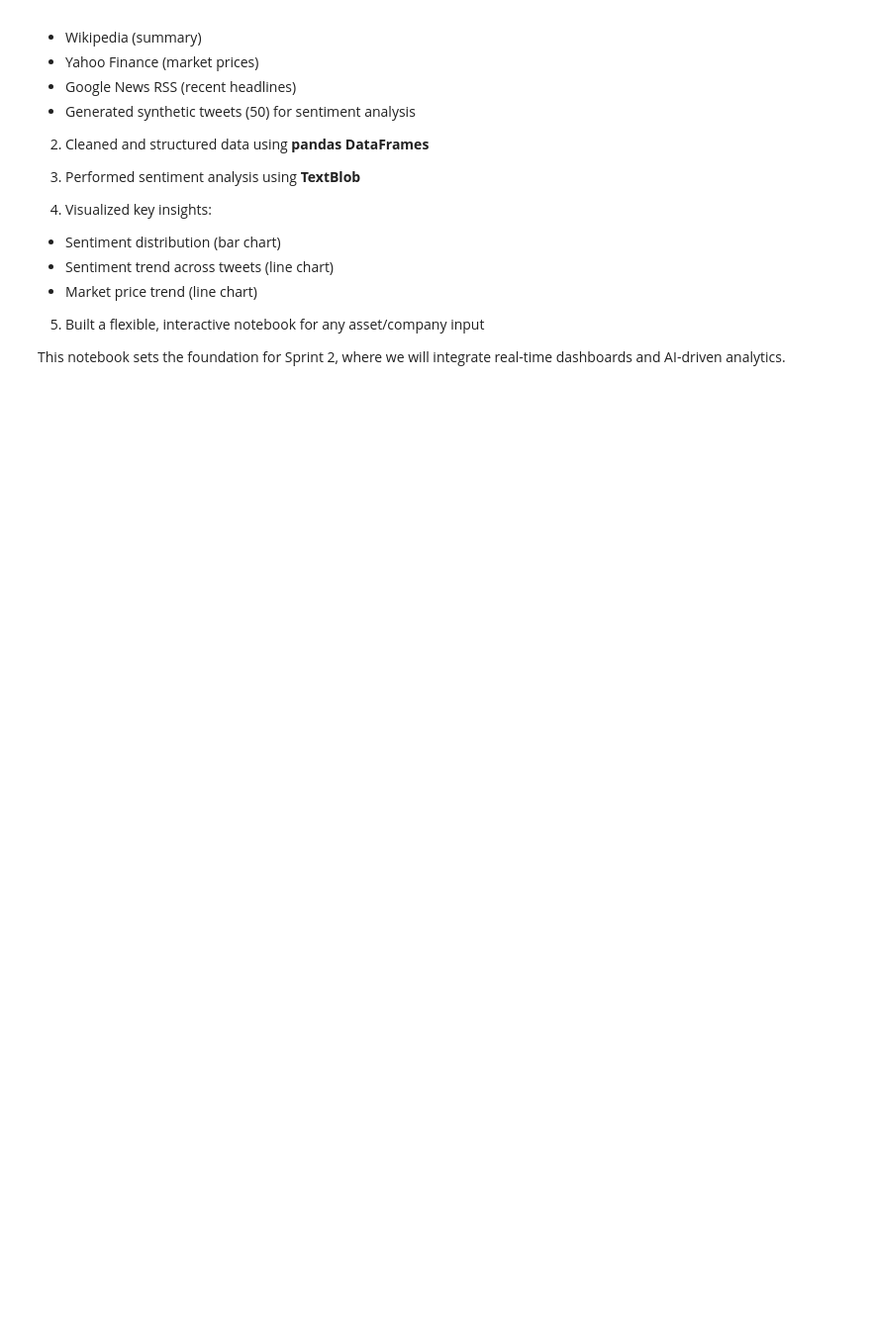
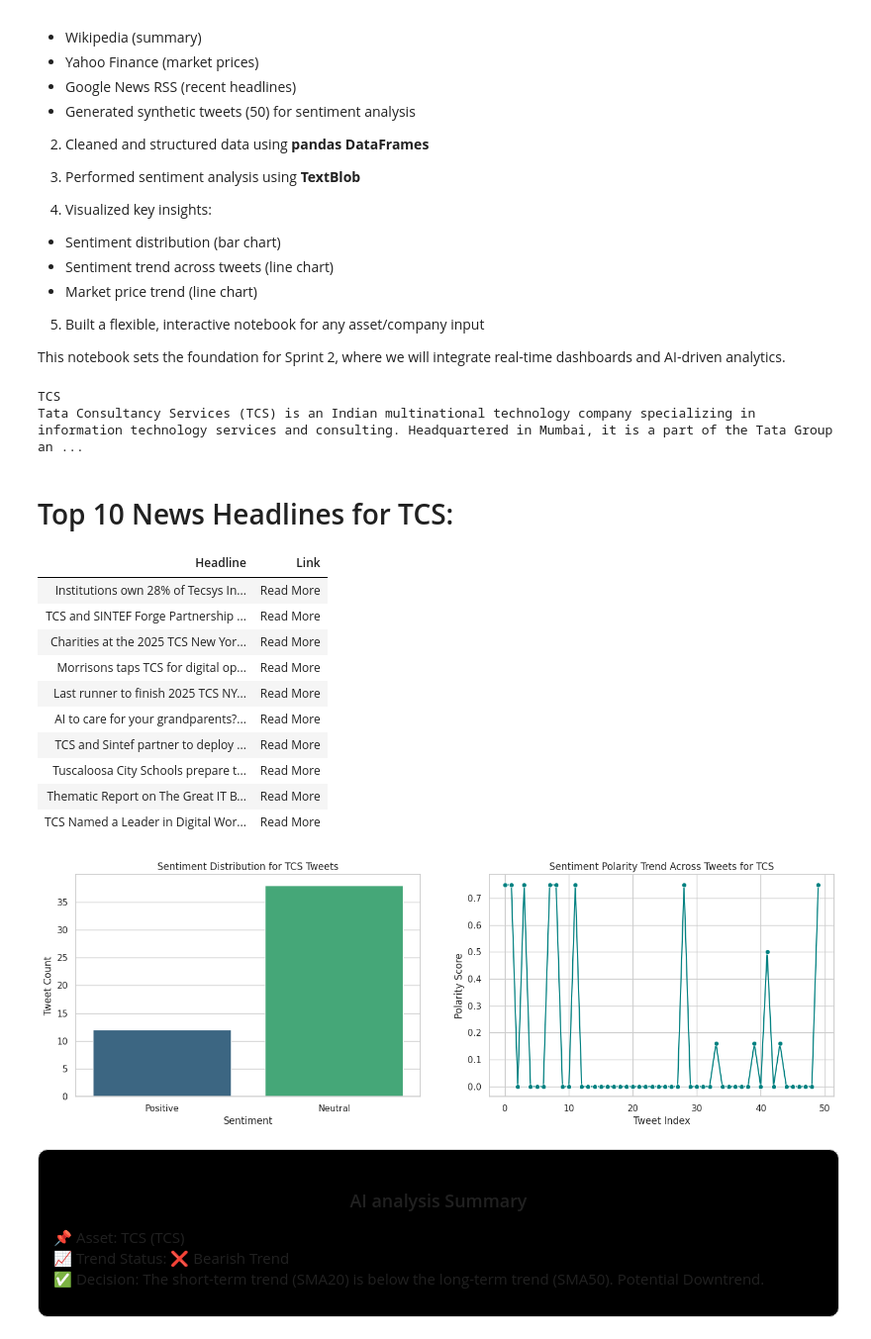
Before and after one commit to gopichandchalla16/infosys-internship-real-time-industry-insight-system, a Jupyter notebook: Infosys_Industry_Insights.ipynb, the cells around one changed output. Shown at 99% size. Drawn from its saved outputs; the diff is of its cells as text; code cells hidden in the pictures; blank space fills up the shorter version.

Commit message:
combined all the results as a single dashboard

```diff
--- a/Infosys_Industry_Insights.ipynb
+++ b/Infosys_Industry_Insights.ipynb
@@ -655,0 +668,78 @@ This notebook sets the foundation for Sprint 2, where we will integrate real-tim
+# %%
+def card(title, content):
+    html = f"""
+    <div style='border:1px solid #ddd;border-radius:10px;padding:15px;margin:10px;
+                background:black;font-family:sans-serif;'>
+        <h3 style='text-align:center'>{title}</h3>
+        <p style='line-height:1.5; font-color:white;'>{content}</p>
+    </div>
+    """
+    display(HTML(html))
+# %%
+def dashboard(company, summary, analysis_trend, analysis_decision):
+  card(company, summary)
+  display(HTML(f"<h2 style='font-size:28px; margin-top:25px;'>Top 10 News Headlines for {company}:</h2>"))
+  # Remove quotes around titles
+  cleaned_titles = [t.strip("'\"") for t in titles]
+
+  # Create a table
+  df = pd.DataFrame({
+      "Headline": cleaned_titles,
+      "Link": [f'<a href="{l}" target="_blank">Read More</a>' for l in links]
+  })
+
+  display(HTML(df.to_html(escape=False, index=False)))
+
+  fig, ax = plt.subplots(1,2, figsize=(17,5))
+
+  sns.countplot(data=tweets_df, x="Sentiment", hue="Sentiment", palette="viridis", legend=False, ax=ax[0])
+  ax[0].set_title(f"Sentiment Distribution for {company} Tweets")
+  ax[0].set_xlabel("Sentiment")
+  ax[0].set_ylabel("Tweet Count")
+
+  sns.lineplot(x=tweets_df.index, y=tweets_df["Polarity"], marker='o', linestyle='-', color='teal', ax=ax[1])
+  ax[1].set_title(f"Sentiment Polarity Trend Across Tweets for {company}")
+  ax[1].set_xlabel("Tweet Index")
+  ax[1].set_ylabel("Polarity Score")
+  ax[1].grid(True)
+  plt.show()
+
+  analysis_text = f"""
+  <div style='font-size:15px;'>
+    📌 Asset: {company} ({symbol})<br>
+    📈 Trend Status: {analysis_trend}<br>
+    ✅ Decision: {analysis_decision}
+    </div>
+    """
+
+  card("AI analysis Summary", analysis_text)
+
+
+
+  fig, ax = plt.subplots(figsize=(15,8))
+  sns.lineplot(x=data.index, y=data['4. close'], label='Closing Price', linewidth=2, ax=ax)
+  ax.set_title(f"{company_name} ({symbol}) - Closing Price Over Time", fontsize=14)
+  ax.set_xlabel("Date", fontsize=12)
+  ax.set_ylabel("Closing Price (USD)", fontsize=12)
+
+dashboard(company=asset_name, summary=company_summary, analysis_trend=trend, analysis_decision=decision)
+# %% [output]
+TCS
+Tata Consultancy Services (TCS) is an Indian multinational technology company specializing in information technology services and consulting. Headquartered in Mumbai, it is a part of the Tata Group an ...
+Top 10 News Headlines for TCS:
+| Headline | Link |
+| Institutions own 28% of Tecsys In... | Read More |
+| TCS and SINTEF Forge Partnership ... | Read More |
+| Charities at the 2025 TCS New Yor... | Read More |
+| Morrisons taps TCS for digital op... | Read More |
+| Last runner to finish 2025 TCS NY... | Read More |
+| AI to care for your grandparents?... | Read More |
+| TCS and Sintef partner to deploy ... | Read More |
+| Tuscaloosa City Schools prepare t... | Read More |
+| Thematic Report on The Great IT B... | Read More |
+| TCS Named a Leader in Digital Wor... | Read More |
+[figure, added]
+AI analysis Summary
+📌 Asset: TCS (TCS)
+📈 Trend Status: ❌ Bearish Trend
+✅ Decision: The short-term trend (SMA20) is below the long-term trend (SMA50). Potential Downtrend.
```
Also changed, not shown: parts of 16 cells of this notebook.
